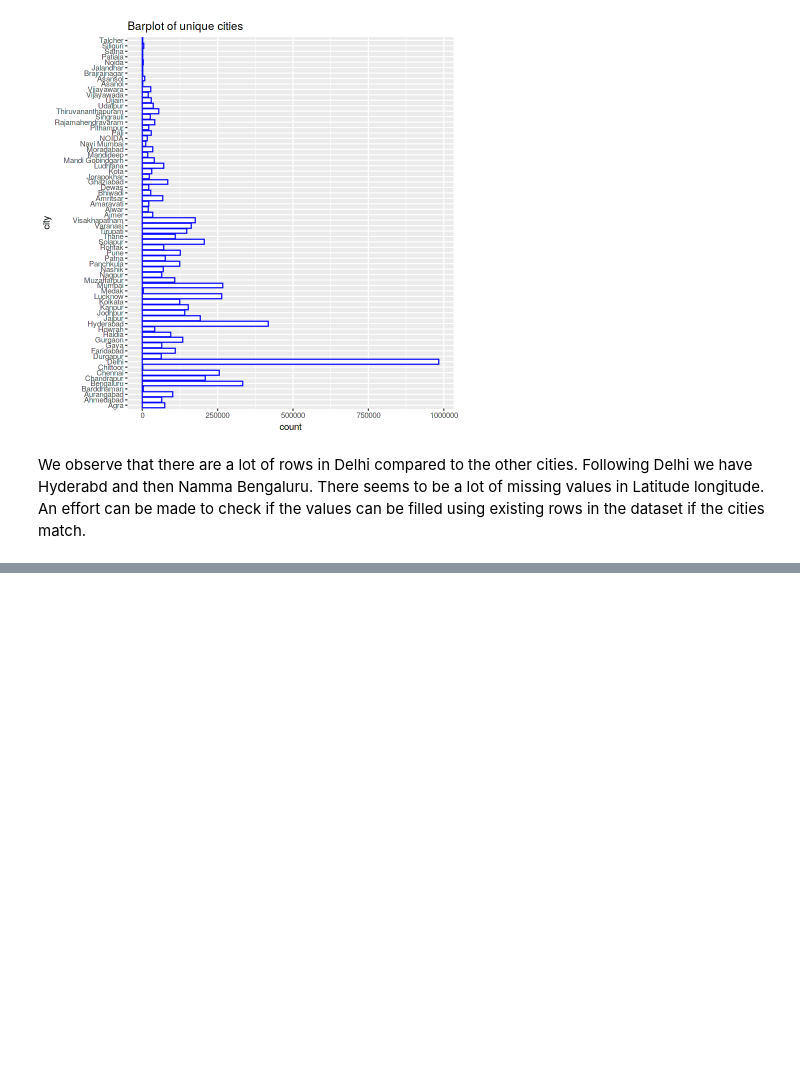
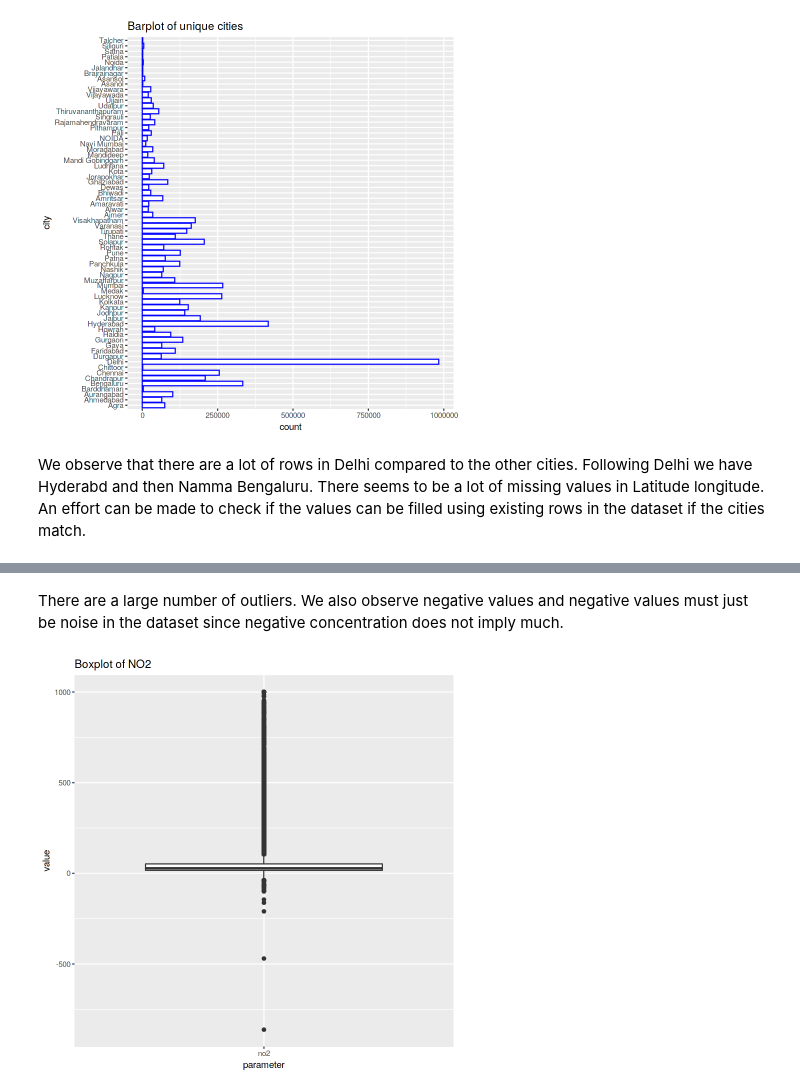
Before and after one commit to BhavyaCharan/WeRAnalysers, a Jupyter notebook: Stocktaking.ipynb, the cells around one changed output, grey strips where cells are left out. Cells and saved outputs as stored; diff of their text form; code cells hidden in the pictures; blank space fills up the shorter version.

```diff
--- a/Stocktaking.ipynb
+++ b/Stocktaking.ipynb
@@ -103,0 +132,7 @@ An effort can be made to check if the values can be filled using existing rows i
+# %% [markdown]
+There are a large number of outliers.
+We also observe negative values and negative values must just be noise in the dataset since negative concentration does not imply much.
+# %%
+bp_no2
+# %% [output]
+[figure, added]
```
Also changed, not shown: parts of 14 cells of this notebook.
